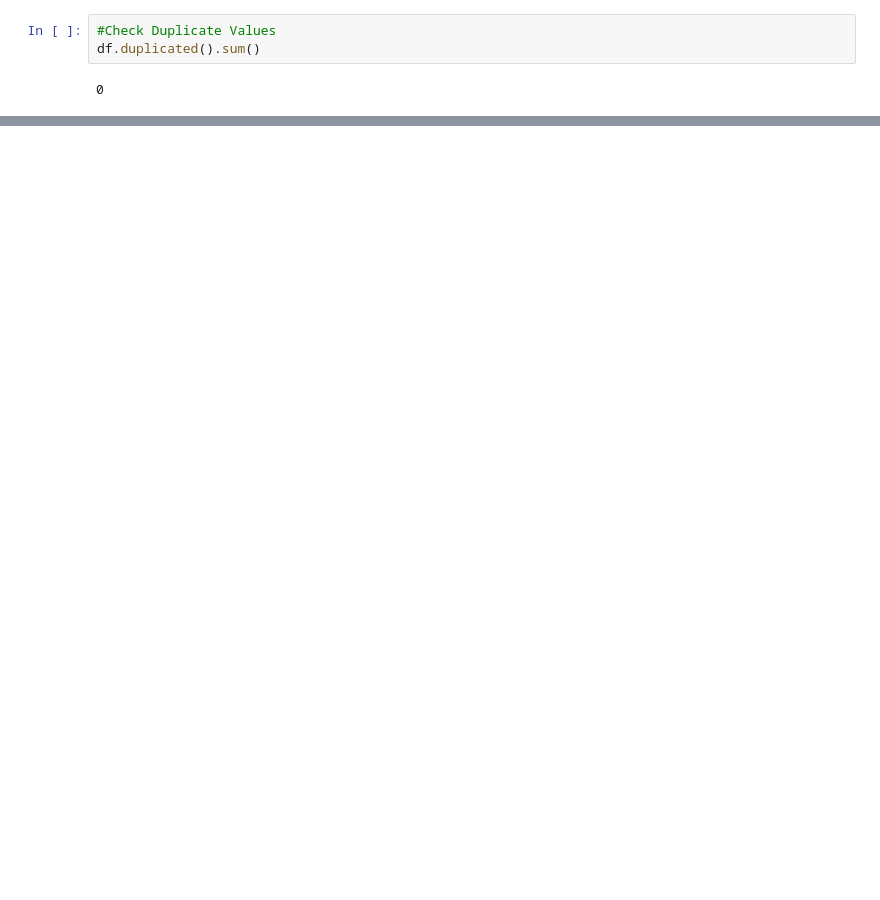
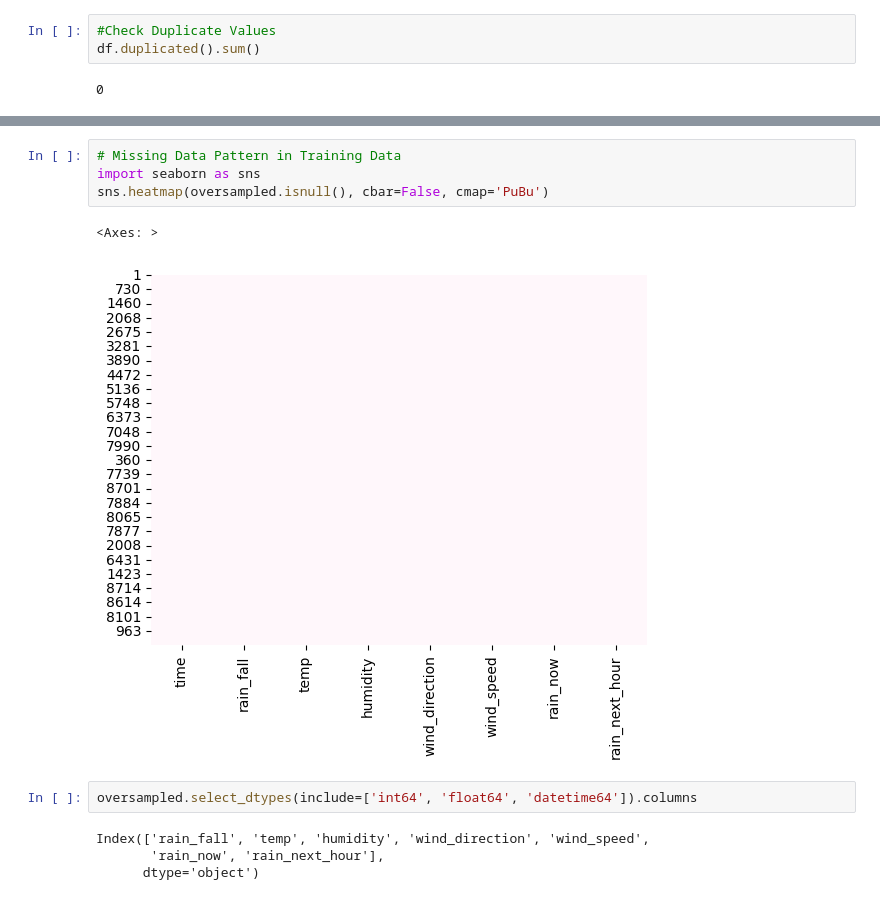
Before and after one commit to tiramiSoo/Rainfall-Prediction, a Jupyter notebook: Rain Fall Predict.ipynb, the cells around one changed output, grey strips where cells are left out. Saved outputs shown, nothing was run; the diff lists cells and outputs as text; blank space fills up the shorter version.

```diff
--- a/Rain Fall Predict.ipynb
+++ b/Rain Fall Predict.ipynb
@@ -83,0 +104,13 @@ plt.show()
+# %%
+# Missing Data Pattern in Training Data
+import seaborn as sns
+sns.heatmap(oversampled.isnull(), cbar=False, cmap='PuBu')
+# %% [output]
+<Axes: >
+[figure, added]
+# %%
+oversampled.select_dtypes(include=['int64', 'float64', 'datetime64']).columns
+# %% [output]
+Index(['rain_fall', 'temp', 'humidity', 'wind_direction', 'wind_speed',
+       'rain_now', 'rain_next_hour'],
+      dtype='object')
```
Also changed, not shown: parts of 10 cells of this notebook, 1 other file.
